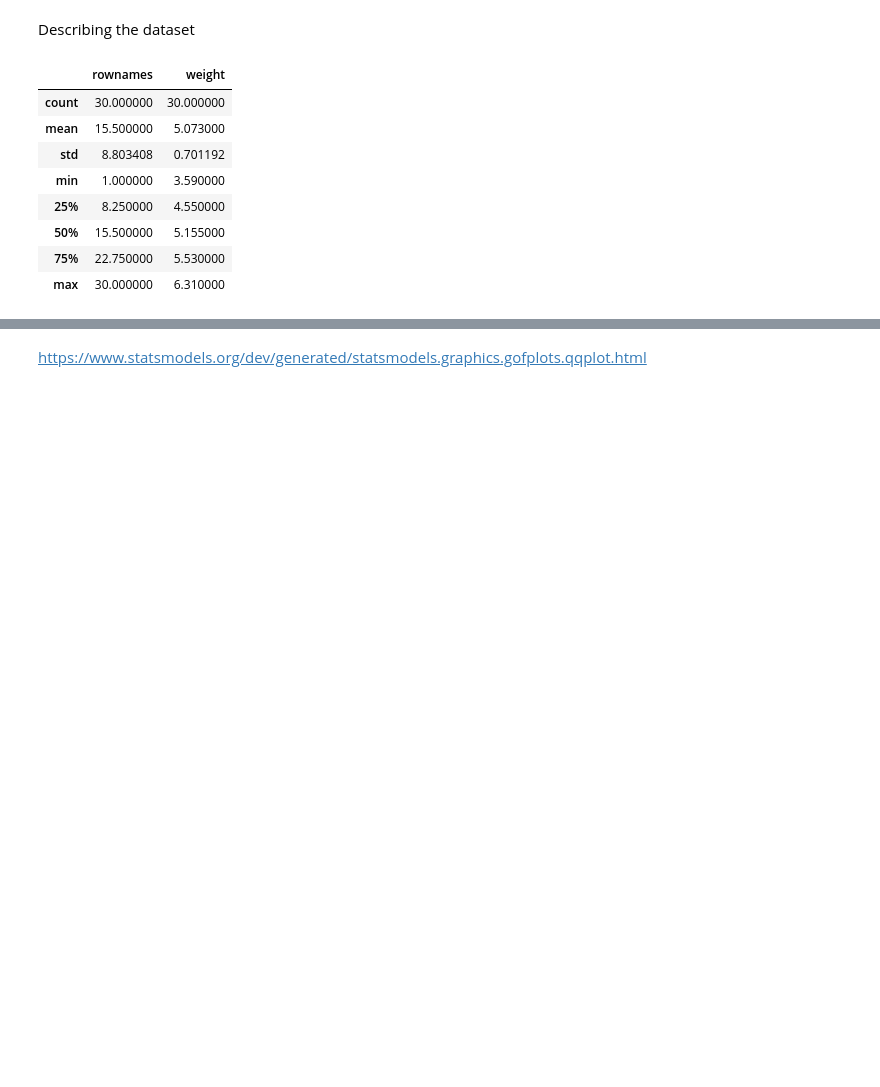
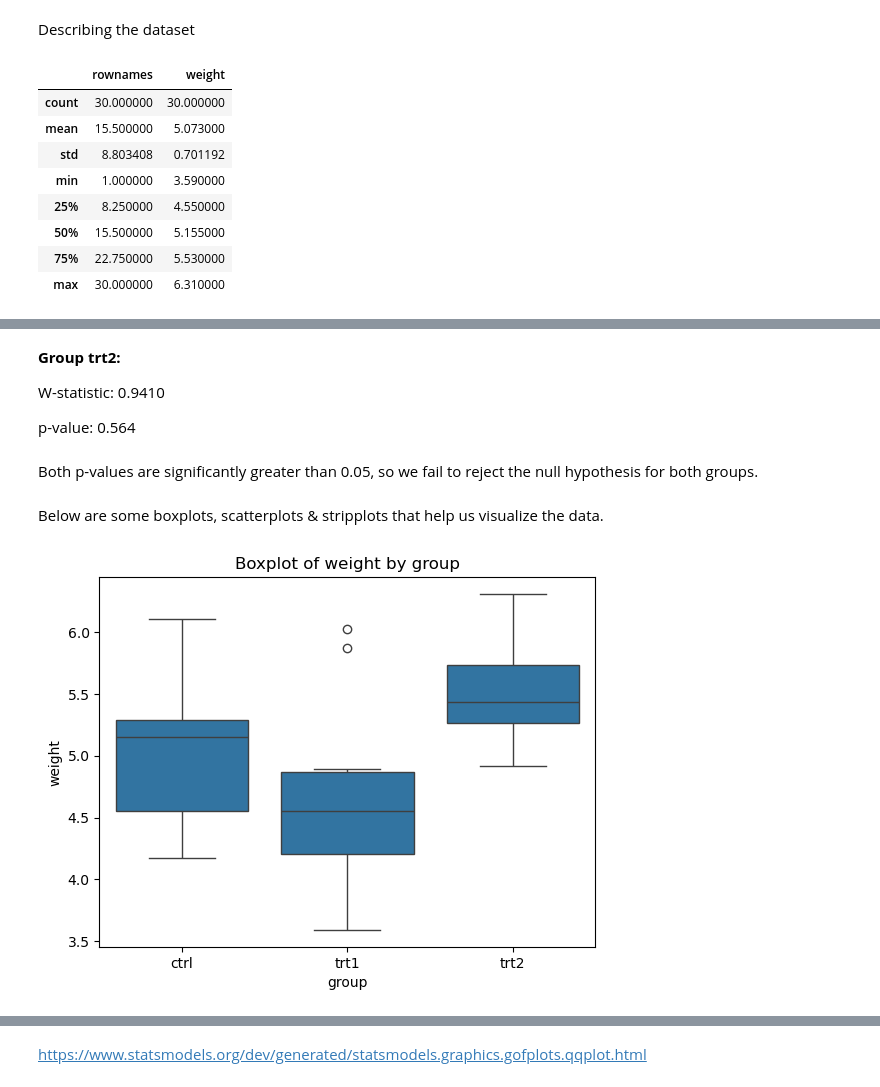
Before and after one commit to joannefeeney/applied_statistics, a Jupyter notebook: project.ipynb, the cells around one changed output, grey strips where cells are left out. Saved outputs shown, nothing was run; the diff lists cells and outputs as text; code cells hidden in the pictures; blank space fills up the shorter version.

```diff
--- a/project.ipynb
+++ b/project.ipynb
@@ -119,0 +152,17 @@ plt.show()
+# %% [markdown]
+**Group trt2:**
+
+W-statistic: 0.9410
+
+p-value: 0.564
+# %% [markdown]
+Both p-values are significantly greater than 0.05, so we fail to reject the null hypothesis for both groups.
+# %% [markdown]
+Below are some boxplots, scatterplots & stripplots that help us visualize the data.
+# %%
+# Create a boxplot
+sns.boxplot(x='group', y='weight', data=data)
+plt.title('Boxplot of weight by group')
+plt.show()
+# %% [output]
+[figure, added]
```
Also changed, not shown: parts of 48 cells of this notebook, 1 other file.
